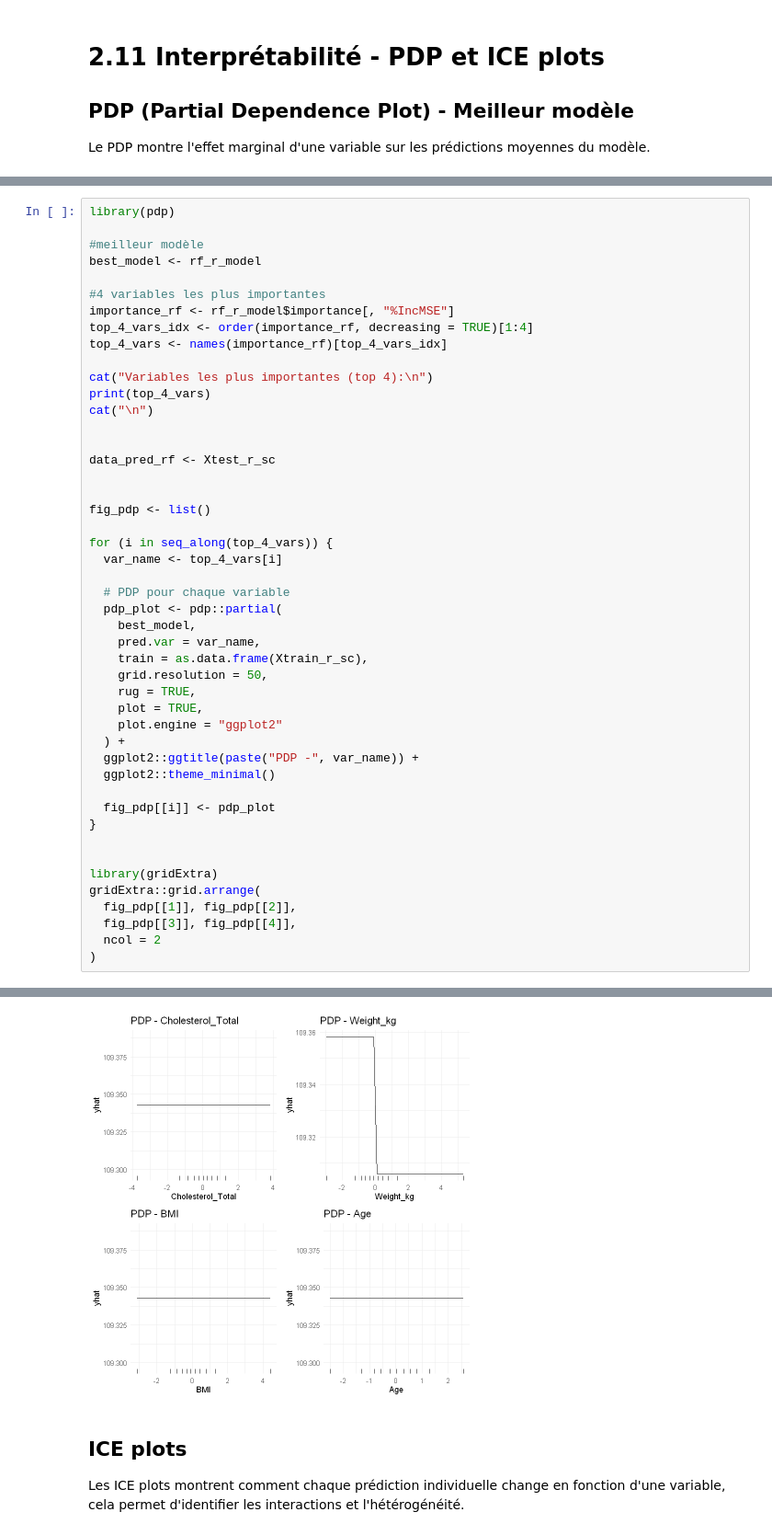
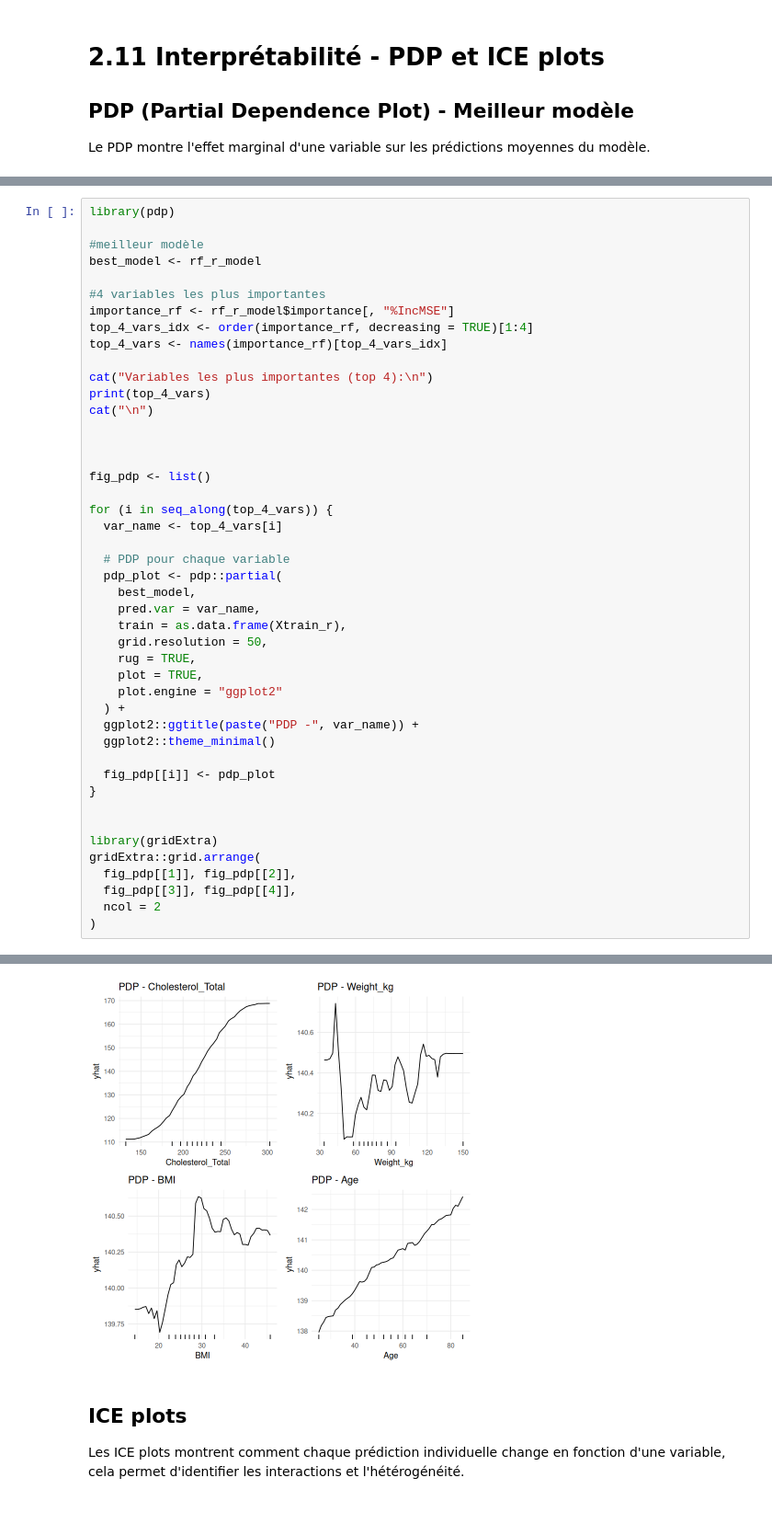
Before and after one commit to HOANG-Anh2004/projet_ML_4A_GMM_INSA, a Jupyter notebook: Modelisation_R.ipynb, the cells around one changed output, grey strips where cells are left out. Shown at 92% size. Drawn from its saved outputs; the diff is of its cells as text.

```diff
--- a/Modelisation_R.ipynb
+++ b/Modelisation_R.ipynb
@@ -3301,8 +2532,6 @@ print(top_4_vars)
 cat("\n")
 
 
-data_pred_rf <- Xtest_r_sc
-
 
 fig_pdp <- list()
 
@@ -3313,7 +2542,7 @@ for (i in seq_along(top_4_vars)) {
   pdp_plot <- pdp::partial(
     best_model,
     pred.var = var_name,
-    train = as.data.frame(Xtrain_r_sc),
+    train = as.data.frame(Xtrain_r),
     grid.resolution = 50,
     rug = TRUE,
     plot = TRUE,
@@ -3356,4 +2568,4 @@ L'objet suivant est masqué depuis 'package:dplyr':
-[figure, old version]
+[figure, new version]
 # %% [markdown]
 ## ICE plots
 
```
Also changed, not shown: parts of 106 cells of this notebook.
